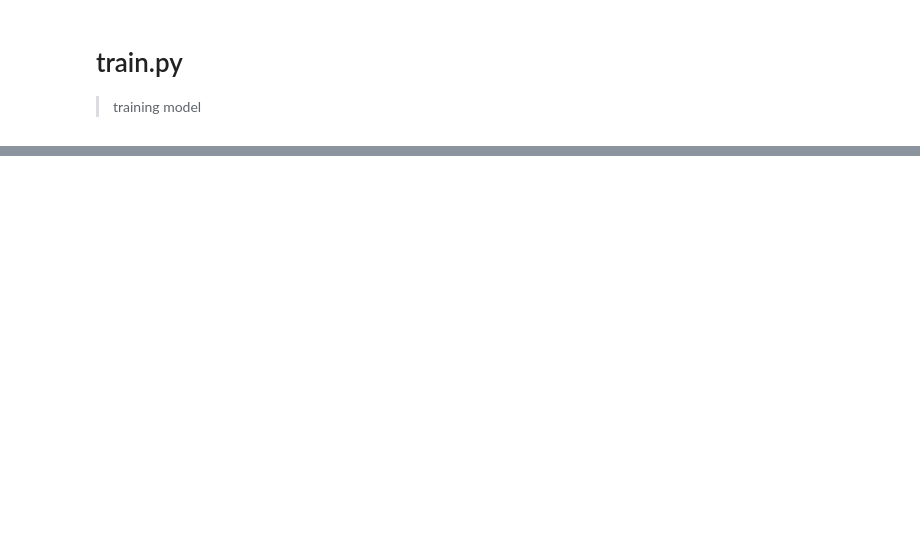
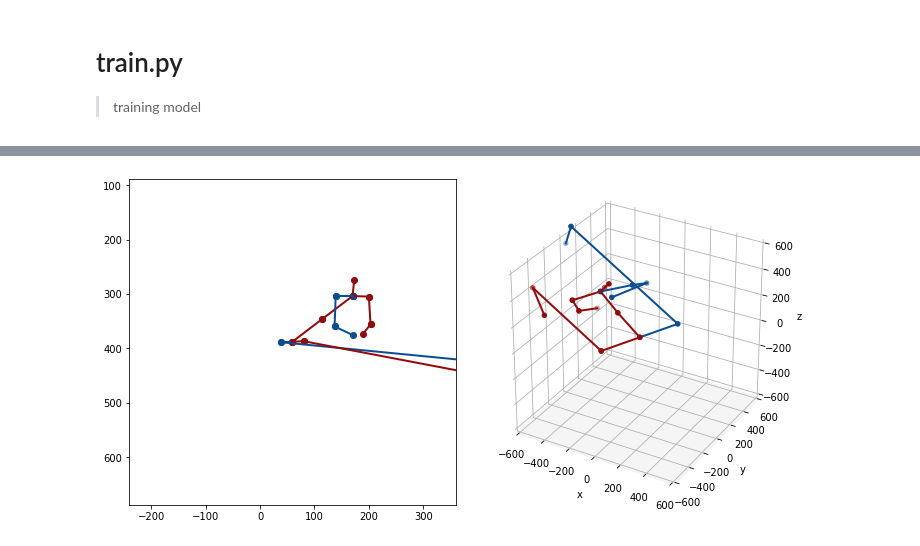
Before and after one commit to denilson020898/baseline_3d_pose, a Jupyter notebook: 04_train.ipynb, the cells around one changed output, grey strips where cells are left out. Cells and saved outputs as stored; diff of their text form; code cells hidden in the pictures; blank space fills up the shorter version.

```diff
--- a/04_train.ipynb
+++ b/04_train.ipynb
@@ -168,0 +231,36 @@ plt.plot(train_loss)
+# %%
+# export
+json_path = Path('json')
+# %%
+# export
+kp = get_kp_from_json(json_path/'kp2.json')
+kps = coco_to_skel(kp)
+# %%
+# export
+kps_norm = normalize_kp(kps, mean_2d, std_2d, dim_use_2d)
+kps_unnorm = unnormalize_data(kps_norm, mean_2d, std_2d, dim_ignore_2d)
+# %%
+# export
+kps_tnsr = torch.from_numpy(kps_norm).float()
+kps_tnsr_3d = model(kps_tnsr.cuda())
+
+kps_3d = kps_tnsr_3d.cpu().detach().numpy()
+key = train_ds.get_key(0)
+kps_3d = unnormalize_data(kps_3d, mean_3d, std_3d, dim_ignore_3d)
+kps_3d = cam_to_world_centered(kps_3d, key, rcams)
+# %%
+# export
+plt.figure(figsize=(12,6))
+gs = GridSpec(1,2)
+gs.update(wspace=0.05, hspace=0.05)
+ax = plt.subplot(gs[0])
+ax2 = plt.subplot(gs[1], projection='3d')
+
+show_2d_pose(kps_unnorm, ax)
+ax.invert_yaxis()
+
+show_3d_pose(kps_3d, ax2)
+
+plt.show()
+# %% [output]
+[figure, added]
```
Also changed, not shown: parts of 22 cells of this notebook, 13 other files.
